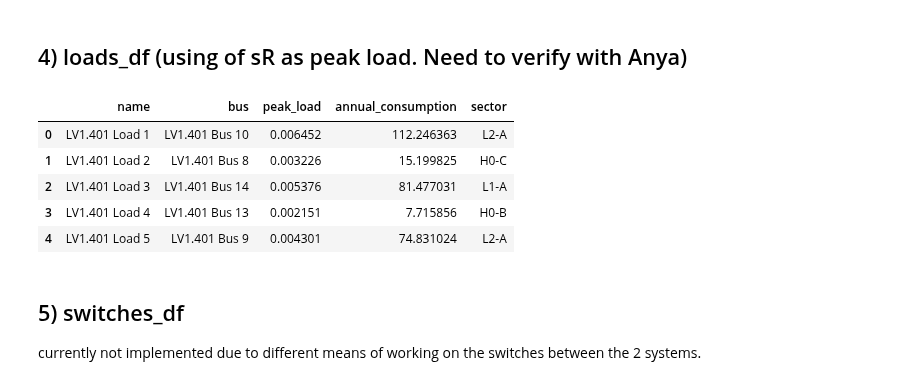
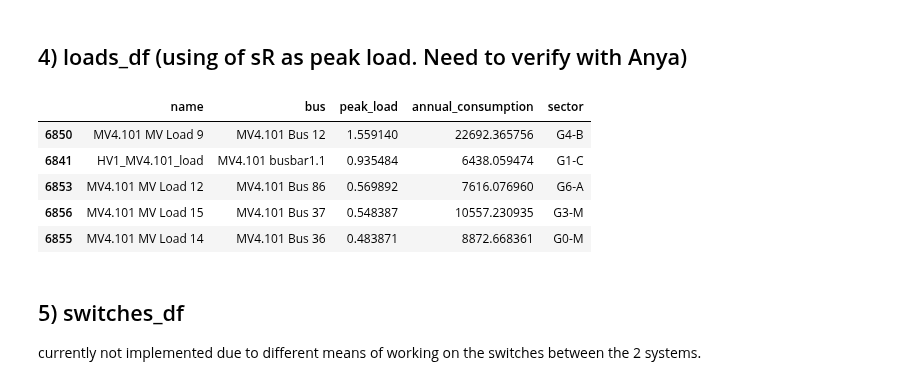
Before and after one commit to openego/eDisGo, a Jupyter notebook: edisgo/io/simbench_importer/simbench_importer.ipynb, the cells around one changed output. Drawn from its saved outputs; the diff is of its cells as text; code cells hidden in the pictures.

```diff
--- a/edisgo/io/simbench_importer/simbench_importer.ipynb
+++ b/edisgo/io/simbench_importer/simbench_importer.ipynb
@@ -422,15 +422,15 @@ loads_df['annual_consumption'] = loads_df.apply(cal_annual_consumption,axis=1)
 loads_df = loads_df[loads_cols_location]
 # loads_df = loads_df.set_index('name')
 sb_ding0_dict['loads_df'] = loads_df
-
-display(loads_df.head())
-# %% [output]
-|  | name | bus | peak_load | annual_consumption | sector |
-| 0 | LV1.401 Load 1 | LV1.401 Bus 10 | 0.006452 | 112.246363 | L2-A |
-| 1 | LV1.401 Load 2 | LV1.401 Bus 8 | 0.003226 | 15.199825 | H0-C |
-| 2 | LV1.401 Load 3 | LV1.401 Bus 14 | 0.005376 | 81.477031 | L1-A |
-| 3 | LV1.401 Load 4 | LV1.401 Bus 13 | 0.002151 | 7.715856 | H0-B |
-| 4 | LV1.401 Load 5 | LV1.401 Bus 9 | 0.004301 | 74.831024 | L2-A |
+# %%
+display(loads_df.sort_values(by=['peak_load'],ascending=False).head())
+# %% [output]
+|  | name | bus | peak_load | annual_consumption | sector |
+| 6850 | MV4.101 MV Load 9 | MV4.101 Bus 12 | 1.559140 | 22692.365756 | G4-B |
+| 6841 | HV1_MV4.101_load | MV4.101 busbar1.1 | 0.935484 | 6438.059474 | G1-C |
+| 6853 | MV4.101 MV Load 12 | MV4.101 Bus 86 | 0.569892 | 7616.076960 | G6-A |
+| 6856 | MV4.101 MV Load 15 | MV4.101 Bus 37 | 0.548387 | 10557.230935 | G3-M |
+| 6855 | MV4.101 MV Load 14 | MV4.101 Bus 36 | 0.483871 | 8872.668361 | G0-M |
 # %% [markdown]
 ## 5) switches_df
 currently not implemented due to different means of working on the switches between the 2 systems.
```
Also changed, not shown: parts of 8 cells of this notebook, 1 other file.
